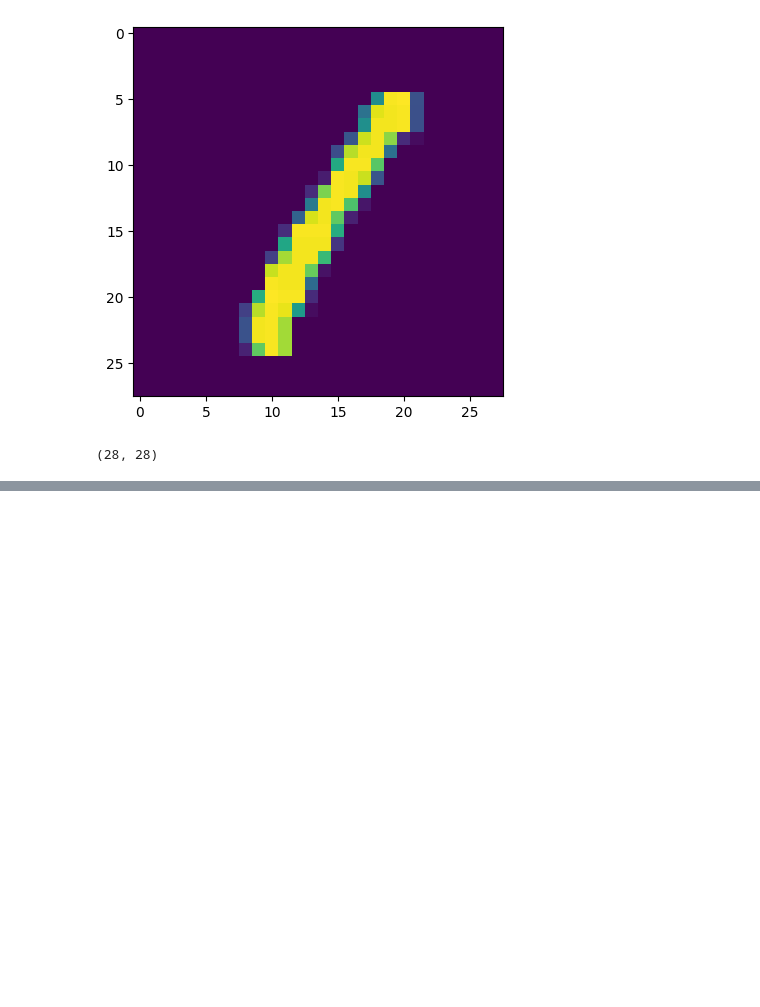
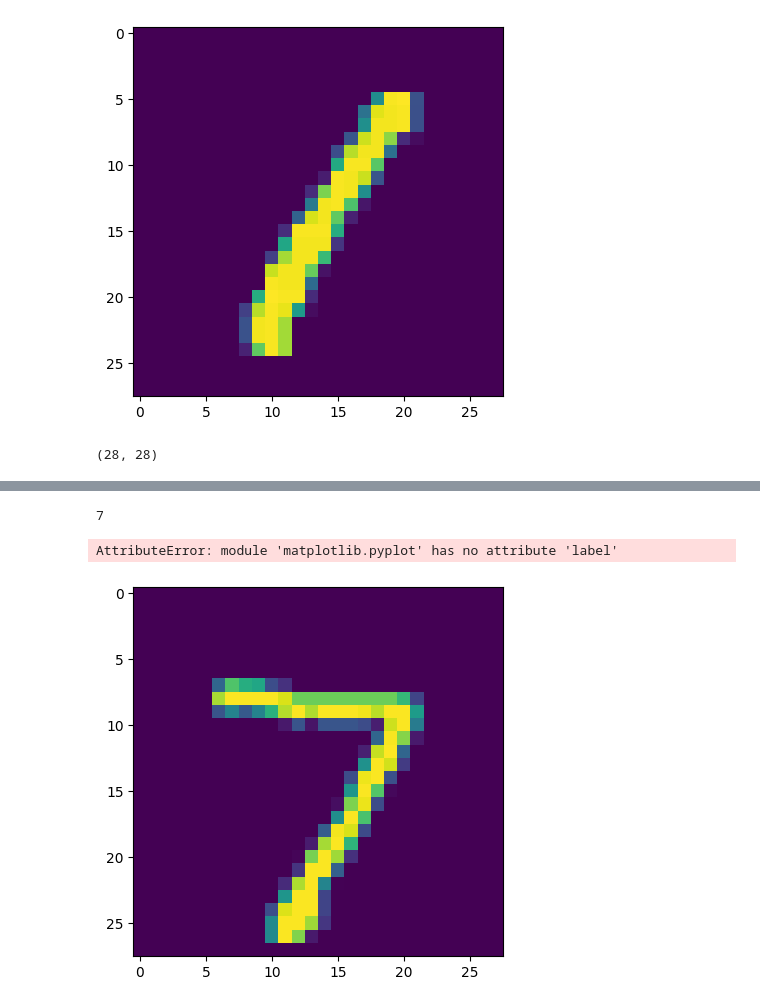
Before and after one commit to nitinkumar62011/DLCV, a Jupyter notebook: mnist/mnist_.ipynb, the cells around one changed output, grey strips where cells are left out. Drawn from its saved outputs; the diff is of its cells as text; code cells hidden in the pictures; blank space fills up the shorter version.

Commit message:
working with vgg model

```diff
--- a/mnist/mnist_.ipynb
+++ b/mnist/mnist_.ipynb
@@ -198,0 +200,2 @@ NameError: name 'df' is not defined
+# %%
+pred=model.predict(x_test[0].reshape(1,28,28)).argmax(axis=1)
@@ -198,0 +204,10 @@ NameError: name 'df' is not defined
+# %%
+pred[0]
+# %% [output]
+7
+# %%
+plt.imshow(x_test[0])
+plt.ylabel(pred)
+# %% [output]
+AttributeError: module 'matplotlib.pyplot' has no attribute 'label'
+[figure, added]
```
Also changed, not shown: parts of 12 cells of this notebook, 2 other files.
